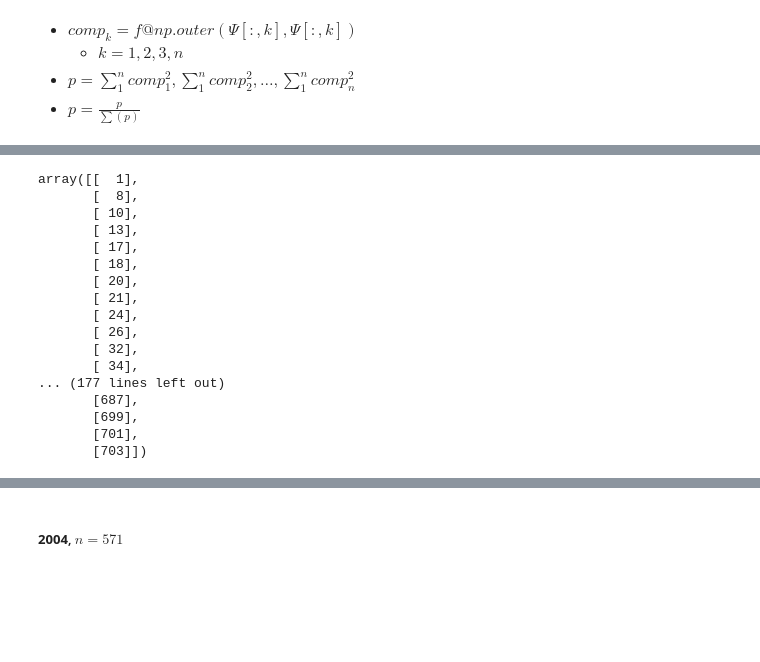
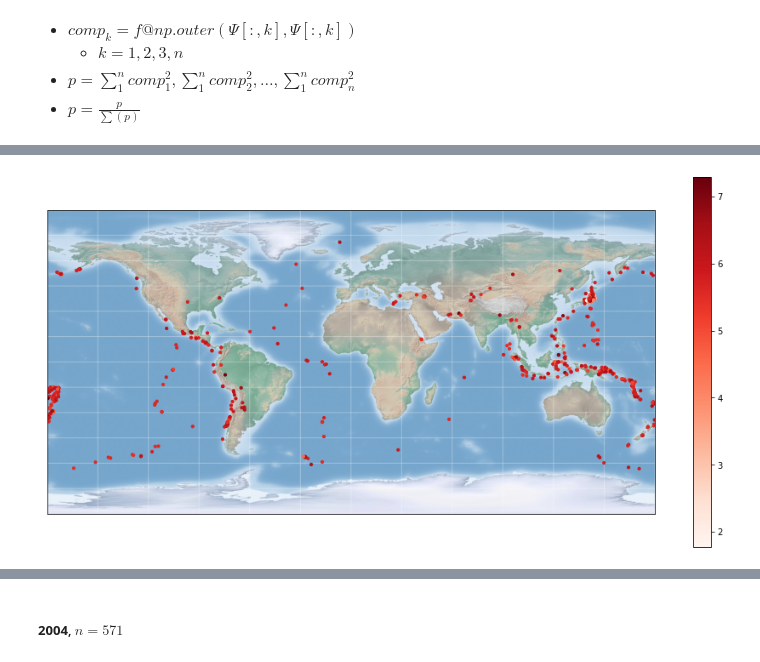
Before and after one commit to seoyeonc/ms, a Jupyter notebook: _notebooks/2022-04-06-Earthquake(guebin).ipynb, the cells around one changed output, grey strips where cells are left out. Cells and saved outputs as stored; diff of their text form; code cells hidden in the pictures; blank space fills up the shorter version.

```diff
--- a/_notebooks/2022-04-06-Earthquake(guebin).ipynb
+++ b/_notebooks/2022-04-06-Earthquake(guebin).ipynb
@@ -250,20 +256,0 @@ plt.plot(fhats2.sum(axis=0))
-# %%
-np.argwhere(powers>1)
-# %% [output]
-array([[  1],
-       [  8],
-       [ 10],
-       [ 13],
-       [ 17],
-       [ 18],
-       [ 20],
-       [ 21],
-       [ 24],
-       [ 26],
-       [ 32],
-       [ 34],
-... (177 lines left out)
-       [687],
-       [699],
-       [701],
-       [703]])
@@ -288,0 +257,4 @@ _df["comp7"] = f @ np.outer( Ψ[:,_indexlst[5]], Ψ[:,_indexlst[5]])
+# %%
+_df["low"] = fhats2[λ<0.1].sum(axis=0)
+_df["high"] = fhats2[λ>=0.1].sum(axis=0)
+_df["res"] = f-fhats2.sum(axis=0)
@@ -288,0 +275,39 @@ _df["comp7"] = f @ np.outer( Ψ[:,_indexlst[5]], Ψ[:,_indexlst[5]])
+# %%
+m = Basemap(projection='cyl', resolution=None,
+            llcrnrlat=-90, urcrnrlat=90,
+            llcrnrlon=-180, urcrnrlon=180)
+# %%
+#collapse
+
+from itertools import chain
+def draw_map(m, scale=0.2):
+    # draw a shaded-relief image
+    m.shadedrelief(scale=scale)
+
+    # lats and longs are returned as a dictionary
+    lats = m.drawparallels(np.linspace(-90, 90, 13))
+    lons = m.drawmeridians(np.linspace(-180, 180, 13))
+
+    # keys contain the plt.Line2D instances
+    lat_lines = chain(*(tup[1][0] for tup in lats.items()))
+    lon_lines = chain(*(tup[1][0] for tup in lons.items()))
+    all_lines = chain(lat_lines, lon_lines)
+
+    # cycle through these lines and set the desired style
+    for line in all_lines:
+        line.set(linestyle='-', alpha=0.3, color='w')
+# %%
+_G1 = nx.Graph(W[:len(_df.query('Year<="2011"')),:len(_df.query('Year<="2011"'))]-np.identity(len(_df.query('Year=="2011"'))))
+_pos1 = nx.spring_layout(_G1,iterations=20)
+m_pos1 = list(zip(_df.query('Year=="2011"').Longitude,_df.query('Year=="2011"').Latitude))
+# %%
+#collapse
+fig,ax = plt.subplots(figsize = (16,8))
+draw_map(m)
+nodes = nx.draw_networkx_nodes(_G1,m_pos1,node_color=_df.query('Year=="2011"').low,node_size = 10,cmap="Reds",ax=ax,alpha=1)
+plt.colorbar(nodes)
+plt.axis()
+ax.set_axis_on()
+ax.tick_params(left=True, bottom=True, labelleft=True, labelbottom=True)
+# %% [output]
+[figure, added]
```
Also changed, not shown: parts of 21 cells of this notebook, 1 other file.
